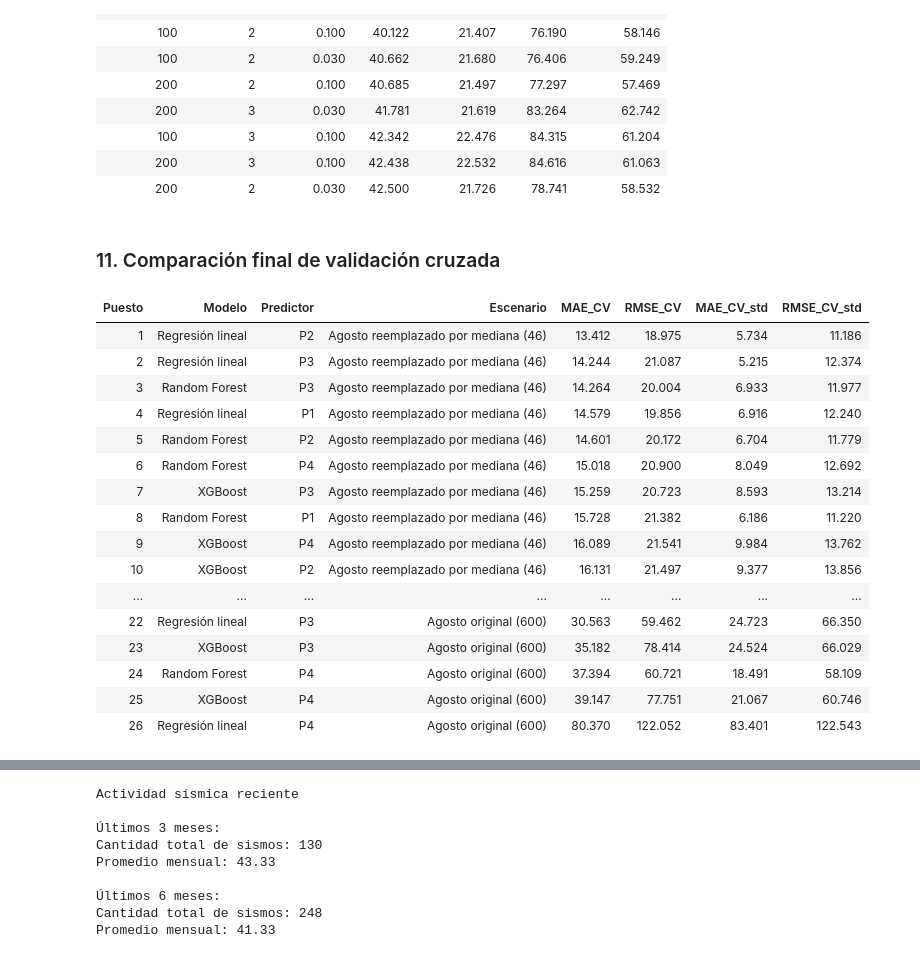
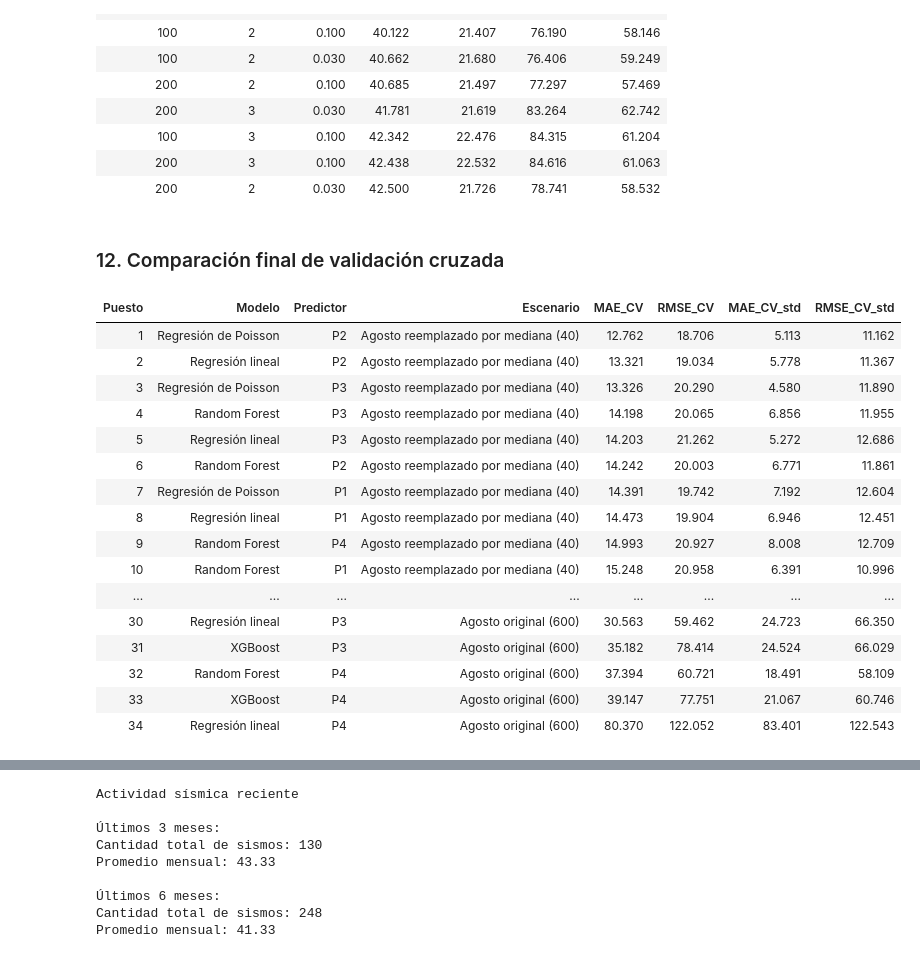
Before and after one commit to fer-gif/proyecto_ypf, a Jupyter notebook: notebooks/03_modelo_supervisado.ipynb, the cells around one changed output, grey strips where cells are left out. Drawn from its saved outputs; the diff is of its cells as text; code cells hidden in the pictures.

```diff
--- a/notebooks/03_modelo_supervisado.ipynb
+++ b/notebooks/03_modelo_supervisado.ipynb
@@ -519,9 +533,9 @@ def evaluar_dummy(datos_modelos, escenario):
             "Escenario": escenario,
             "Predictor": nombre,
             "MAE_CV": np.mean(errores_mae),
-            "MAE_CV_std": np.std(errores_mae),
+            "MAE_CV_std": np.std(errores_mae, ddof=1),
             "RMSE_CV": np.mean(errores_rmse),
-            "RMSE_CV_std": np.std(errores_rmse)
+            "RMSE_CV_std": np.std(errores_rmse, ddof=1)
         })
 
         # ------------------------------------------------------
@@ -1407,11 +1730,11 @@ Escenario: Agosto original | Predictor 4
 | 200 | 3 | 0.100 | 42.438 | 22.532 | 84.616 | 61.063 |
 | 200 | 2 | 0.030 | 42.500 | 21.726 | 78.741 | 58.532 |
 # %% [markdown]
-### 11. Comparación final de validación cruzada
+### 12. Comparación final de validación cruzada
 # %%
 
 # ============================================================
-# 11. COMPARACIÓN FINAL DE VALIDACIÓN CRUZADA
+# 12. COMPARACIÓN FINAL DE VALIDACIÓN CRUZADA
 # ============================================================
 
 # ------------------------------------------------------------
@@ -1455,7 +1778,26 @@ cv_lineal = cv_lineal[[
 
 
 # ------------------------------------------------------------
-# 3. RANDOM FOREST
+# 3. REGRESIÓN DE POISSON
+
+cv_poisson = comparacion_cv_poisson.copy()
+
+cv_poisson = cv_poisson.rename(
+    columns={"Predictor": "Modelo"}
+)
+
+cv_poisson["Modelo"] = (
+    "Regresión de Poisson — " + cv_poisson["Modelo"]
+)
+
+cv_poisson = cv_poisson[[
+    "Escenario", "Modelo", "MAE_CV", "RMSE_CV",
+    "MAE_CV_std", "RMSE_CV_std"
+]]
+
+
+# ------------------------------------------------------------
+# 4. RANDOM FOREST
 
 cv_rf = comparacion_cv_rf.copy()
 
@@ -1472,7 +1814,7 @@ cv_rf = cv_rf[[
 
 
 # ------------------------------------------------------------
-# 4. XGBOOST
+# 5. XGBOOST
 
 cv_xgb = comparacion_cv_xgb.copy()
 
@@ -1489,16 +1831,16 @@ cv_xgb = cv_xgb[[
 
 
 # ------------------------------------------------------------
-# 5. UNIFICAR RESULTADOS
+# 6. UNIFICAR RESULTADOS
 
 comparacion_final_cv = pd.concat(
-    [cv_dummy, cv_lineal, cv_rf, cv_xgb],
+    [cv_dummy, cv_lineal, cv_poisson, cv_rf, cv_xgb],
     ignore_index=True
 )
 
 
 # ------------------------------------------------------------
-# 6. RANKING GENERAL
+# 7. RANKING GENERAL
 
 ranking_general_cv = comparacion_final_cv.copy()
 
@@ -1519,49 +1861,52 @@ ranking_general_cv["Modelo"] = (
 # Etiquetar escenarios para presentación
 ranking_general_cv["Escenario"] = (
     ranking_general_cv["Escenario"].replace({
         "Agosto original": "Agosto original (600)",
         "Agosto reemplazado por mediana":
-            "Agosto reemplazado por mediana (46)"
+            "Agosto reemplazado por mediana (40)"
     })
 )
 
 # Ordenar por MAE; RMSE funciona como criterio secundario
 ranking_general_cv = ranking_general_cv.sort_values(
     ["MAE_CV", "RMSE_CV"]
 ).reset_index(drop=True)
 
 ranking_general_cv["Puesto"] = (
     range(1, len(ranking_general_cv) + 1)
 )
 
 tabla_ranking_general_cv = ranking_general_cv[[
     "Puesto", "Modelo", "Predictor", "Escenario",
     "MAE_CV", "RMSE_CV", "MAE_CV_std", "RMSE_CV_std"
 ]].copy()
 
 tabla_ranking_general_cv[[
     "MAE_CV", "RMSE_CV", "MAE_CV_std", "RMSE_CV_std"
 ]] = tabla_ranking_general_cv[[
     "MAE_CV", "RMSE_CV", "MAE_CV_std", "RMSE_CV_std"
 ]].round(3)
 
-display(tabla_ranking_general_cv.style.hide(axis="index").format(precision=3))
+display(
+    tabla_ranking_general_cv
+    .style.hide(axis="index").format(precision=3)
+)
 # %% [output]
 | Puesto | Modelo | Predictor | Escenario | MAE_CV | RMSE_CV | MAE_CV_std | RMSE_CV_std |
-| 1 | Regresión lineal | P2 | Agosto reemplazado por mediana (46) | 13.412 | 18.975 | 5.734 | 11.186 |
-| 2 | Regresión lineal | P3 | Agosto reemplazado por mediana (46) | 14.244 | 21.087 | 5.215 | 12.374 |
-| 3 | Random Forest | P3 | Agosto reemplazado por mediana (46) | 14.264 | 20.004 | 6.933 | 11.977 |
-| 4 | Regresión lineal | P1 | Agosto reemplazado por mediana (46) | 14.579 | 19.856 | 6.916 | 12.240 |
-| 5 | Random Forest | P2 | Agosto reemplazado por mediana (46) | 14.601 | 20.172 | 6.704 | 11.779 |
-| 6 | Random Forest | P4 | Agosto reemplazado por mediana (46) | 15.018 | 20.900 | 8.049 | 12.692 |
-| 7 | XGBoost | P3 | Agosto reemplazado por mediana (46) | 15.259 | 20.723 | 8.593 | 13.214 |
-| 8 | Random Forest | P1 | Agosto reemplazado por mediana (46) | 15.728 | 21.382 | 6.186 | 11.220 |
-| 9 | XGBoost | P4 | Agosto reemplazado por mediana (46) | 16.089 | 21.541 | 9.984 | 13.762 |
-| 10 | XGBoost | P2 | Agosto reemplazado por mediana (46) | 16.131 | 21.497 | 9.377 | 13.856 |
+| 1 | Regresión de Poisson | P2 | Agosto reemplazado por mediana (40) | 12.762 | 18.706 | 5.113 | 11.162 |
+| 2 | Regresión lineal | P2 | Agosto reemplazado por mediana (40) | 13.321 | 19.034 | 5.778 | 11.367 |
+| 3 | Regresión de Poisson | P3 | Agosto reemplazado por mediana (40) | 13.326 | 20.290 | 4.580 | 11.890 |
+| 4 | Random Forest | P3 | Agosto reemplazado por mediana (40) | 14.198 | 20.065 | 6.856 | 11.955 |
+| 5 | Regresión lineal | P3 | Agosto reemplazado por mediana (40) | 14.203 | 21.262 | 5.272 | 12.686 |
+| 6 | Random Forest | P2 | Agosto reemplazado por mediana (40) | 14.242 | 20.003 | 6.771 | 11.861 |
+| 7 | Regresión de Poisson | P1 | Agosto reemplazado por mediana (40) | 14.391 | 19.742 | 7.192 | 12.604 |
+| 8 | Regresión lineal | P1 | Agosto reemplazado por mediana (40) | 14.473 | 19.904 | 6.946 | 12.451 |
+| 9 | Random Forest | P4 | Agosto reemplazado por mediana (40) | 14.993 | 20.927 | 8.008 | 12.709 |
+| 10 | Random Forest | P1 | Agosto reemplazado por mediana (40) | 15.248 | 20.958 | 6.391 | 10.996 |
 | ... | ... | ... | ... | ... | ... | ... | ... |
-| 22 | Regresión lineal | P3 | Agosto original (600) | 30.563 | 59.462 | 24.723 | 66.350 |
-| 23 | XGBoost | P3 | Agosto original (600) | 35.182 | 78.414 | 24.524 | 66.029 |
-| 24 | Random Forest | P4 | Agosto original (600) | 37.394 | 60.721 | 18.491 | 58.109 |
-| 25 | XGBoost | P4 | Agosto original (600) | 39.147 | 77.751 | 21.067 | 60.746 |
-| 26 | Regresión lineal | P4 | Agosto original (600) | 80.370 | 122.052 | 83.401 | 122.543 |
+| 30 | Regresión lineal | P3 | Agosto original (600) | 30.563 | 59.462 | 24.723 | 66.350 |
+| 31 | XGBoost | P3 | Agosto original (600) | 35.182 | 78.414 | 24.524 | 66.029 |
+| 32 | Random Forest | P4 | Agosto original (600) | 37.394 | 60.721 | 18.491 | 58.109 |
+| 33 | XGBoost | P4 | Agosto original (600) | 39.147 | 77.751 | 21.067 | 60.746 |
+| 34 | Regresión lineal | P4 | Agosto original (600) | 80.370 | 122.052 | 83.401 | 122.543 |
 # %% [markdown]
```
Also changed, not shown: parts of 56 cells of this notebook, 4 other files.
